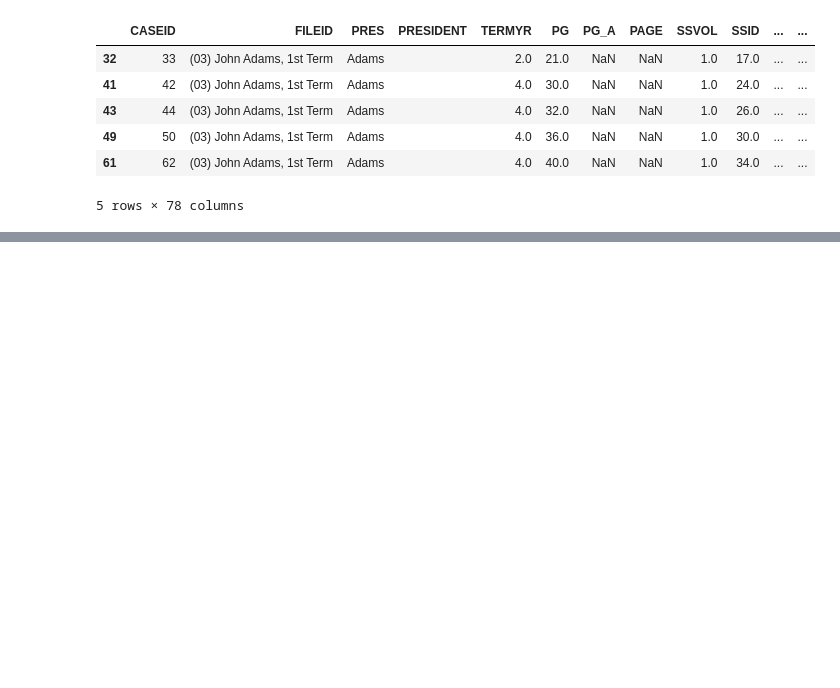
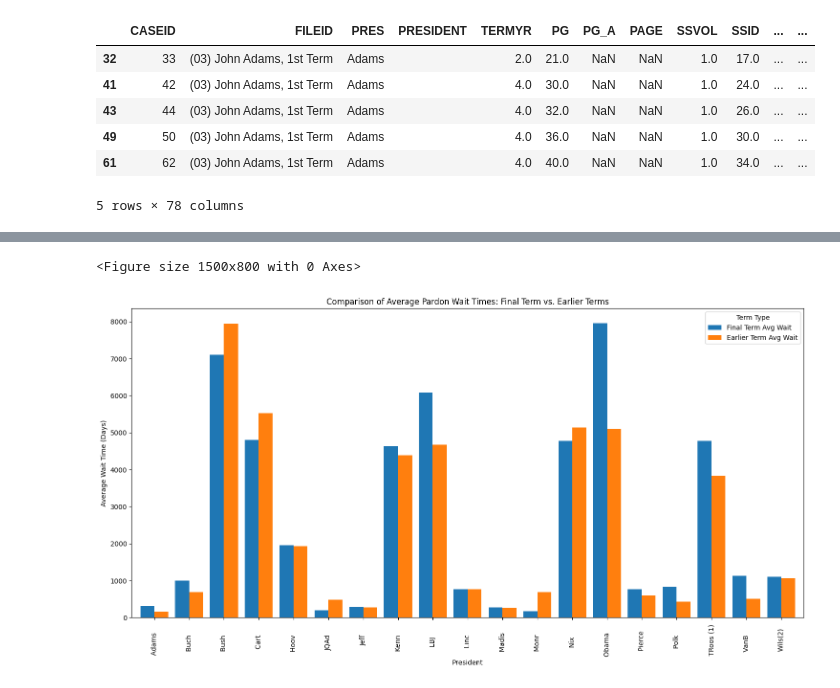
Before and after one commit to GraceSchmidt1/Group2_US_Pardons, a Jupyter notebook: US_Pardons_EDA.ipynb, the cells around one changed output, grey strips where cells are left out. Saved outputs shown, nothing was run; the diff lists cells and outputs as text; code cells hidden in the pictures; blank space fills up the shorter version.

```diff
--- a/US_Pardons_EDA.ipynb
+++ b/US_Pardons_EDA.ipynb
@@ -316,0 +472,5 @@ df_wait.head()
+# %%
+#(GS-code orginator)
+df_merged['is_final_term'] = df_merged['TERMYR'] == df_merged['final_term_year']
+print("DataFrame with 'is_final_term' column:")
+print(df_merged[['PRES', 'TERMYR', 'final_term_year', 'is_final_term', 'WAIT_DAYS']].head())
@@ -316,0 +485,9 @@ df_wait.head()
+# %%
+#(GS-code orginator)
+df_final_term_pardons = df_merged[df_merged['is_final_term']].copy()
+df_earlier_term_pardons = df_merged[~df_merged['is_final_term']].copy()
+
+print("Shape of DataFrame for final term pardons:", df_final_term_pardons.shape)
+print("Shape of DataFrame for earlier term pardons:", df_earlier_term_pardons.shape)
+print("First 5 rows of final term pardons:\n", df_final_term_pardons.head())
+print("\nFirst 5 rows of earlier term pardons:\n", df_earlier_term_pardons.head())
@@ -316,0 +516,5 @@ df_wait.head()
+# %%
+#(GS-code orginator)
+avg_final_term_wait_time = df_final_term_pardons.groupby('PRES')['WAIT_DAYS'].mean()
+print("Average Wait Time (in Days) for Final Term Year Pardons per President:")
+print(avg_final_term_wait_time.head())
@@ -316,0 +530,12 @@ df_wait.head()
+# %%
+#(GS-code orginator)
+avg_earlier_term_wait_time = df_earlier_term_pardons.groupby('PRES')['WAIT_DAYS'].mean()
+print("\nAverage Wait Time (in Days) for Earlier Term Year Pardons per President:")
+print(avg_earlier_term_wait_time.head())
+
+print("\nComparison of Average Wait Time (Final vs. Earlier Term):")
+comparison_df = pd.DataFrame({
+    'Final Term Avg Wait': avg_final_term_wait_time,
+    'Earlier Term Avg Wait': avg_earlier_term_wait_time
+}).dropna()
+print(comparison_df.head())
@@ -316,0 +560,14 @@ df_wait.head()
+# %%
+#(GS-code orginator)
+plt.figure(figsize=(15, 8))
+comparison_df.plot(kind='bar', figsize=(15, 8), width=0.8)
+plt.xlabel('President')
+plt.ylabel('Average Wait Time (Days)')
+plt.title('Comparison of Average Pardon Wait Times: Final Term vs. Earlier Terms')
+plt.xticks(rotation=90)
+plt.legend(title='Term Type')
+plt.tight_layout()
+plt.show()
+# %% [output]
+<Figure size 1500x800 with 0 Axes>
+[figure, added]
```
Also changed, not shown: parts of 33 cells of this notebook.
